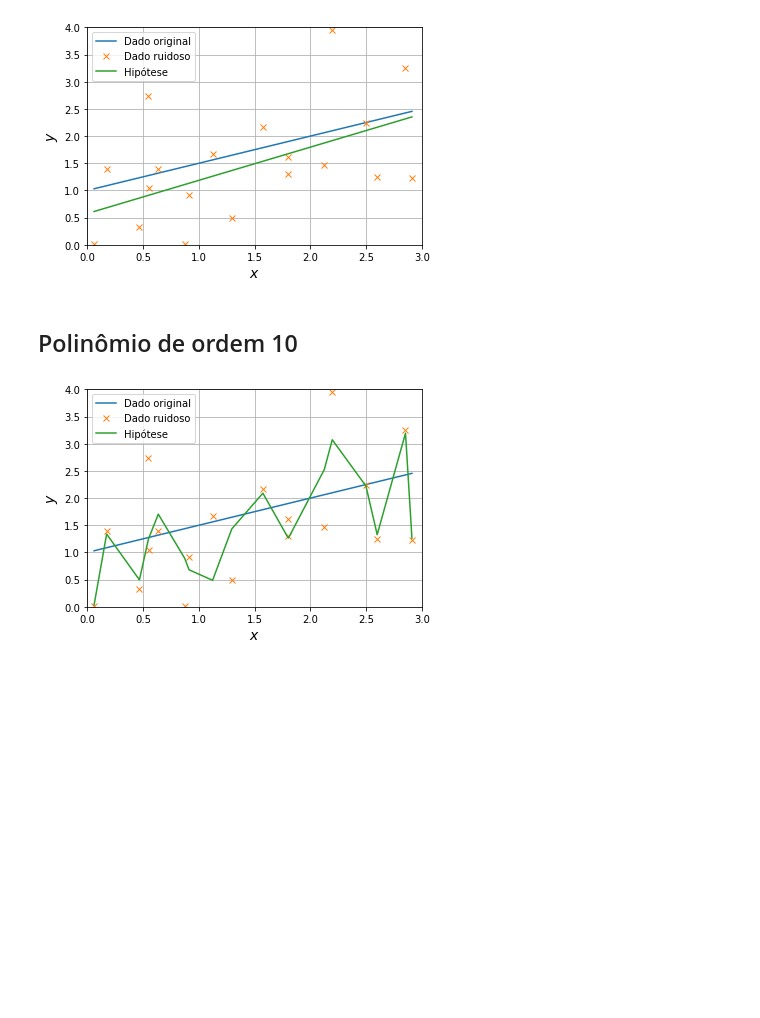
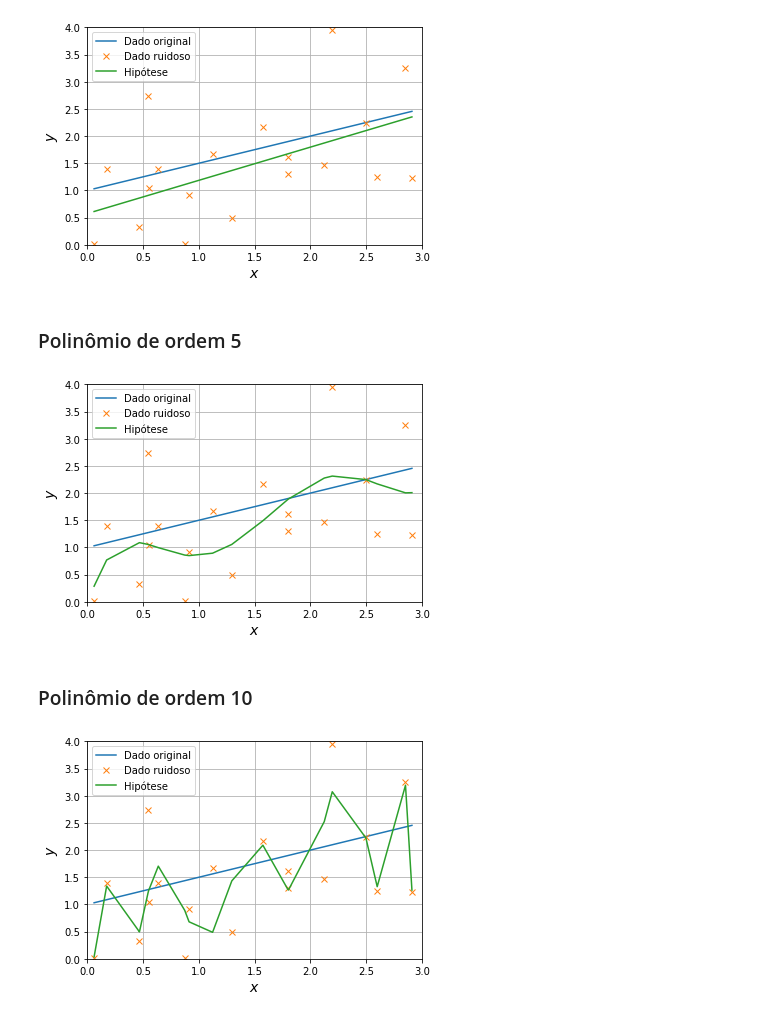
Before and after one commit to zz4fap/tp555-ml, a Jupyter notebook: exemplos/non-linear-regression/regularization/absolute_value_of_weights_when_model_overfits.ipynb, the cells around one changed output. Drawn from its saved outputs; the diff is of its cells as text; code cells hidden in the pictures; blank space fills up the shorter version.

```diff
--- a/exemplos/non-linear-regression/regularization/absolute_value_of_weights_when_model_overfits.ipynb
+++ b/exemplos/non-linear-regression/regularization/absolute_value_of_weights_when_model_overfits.ipynb
@@ -80,8 +80,47 @@ plt.axis([0, 3, 0, 4])
 plt.show()
 # %% [output]
 [figure]
+# %% [markdown]
+### Polinômio de ordem 5
+# %%
+# Polynomial order.
+model_order = 5
+# %%
+# Concatenate both column vectors.
+X = np.ones((N,1))
+for i in range(1, model_order+1):
+    X = np.c_[X, np.power(x, i)]
+
+# Instantiate standard scaler.
+scaler = StandardScaler()
+
+# Create the attribute matrix and standardize the samples.
+X = np.c_[np.ones((N,1)), scaler.fit_transform(X[:,1:])]
+
+# Instantiate.
+reg5 = LinearRegression(fit_intercept=False)
+
+# Train.
+reg5.fit(X, y_noisy)
+
+# Predict.
+ypred = reg5.predict(X)
+
+# Plot original data versus noisy version.
+plt.plot(x, y, label='Dado original')
+plt.plot(x, y_noisy, 'x', label='Dado ruidoso')
+plt.plot(x, ypred, label='Hipótese')
+plt.xlabel('$x$', fontsize=14)
+plt.ylabel('$y$', fontsize=14)
+plt.legend()
+plt.grid()
+plt.axis([0, 3, 0, 4])
+#Show the plot.
+plt.show()
+# %% [output]
+[figure, added]
 # %% [markdown]
-## Polinômio de ordem 10
+### Polinômio de ordem 10
 # %%
 # Polynomial order.
 model_order = 10
```
Also changed, not shown: parts of 6 cells of this notebook, 13 other files.
